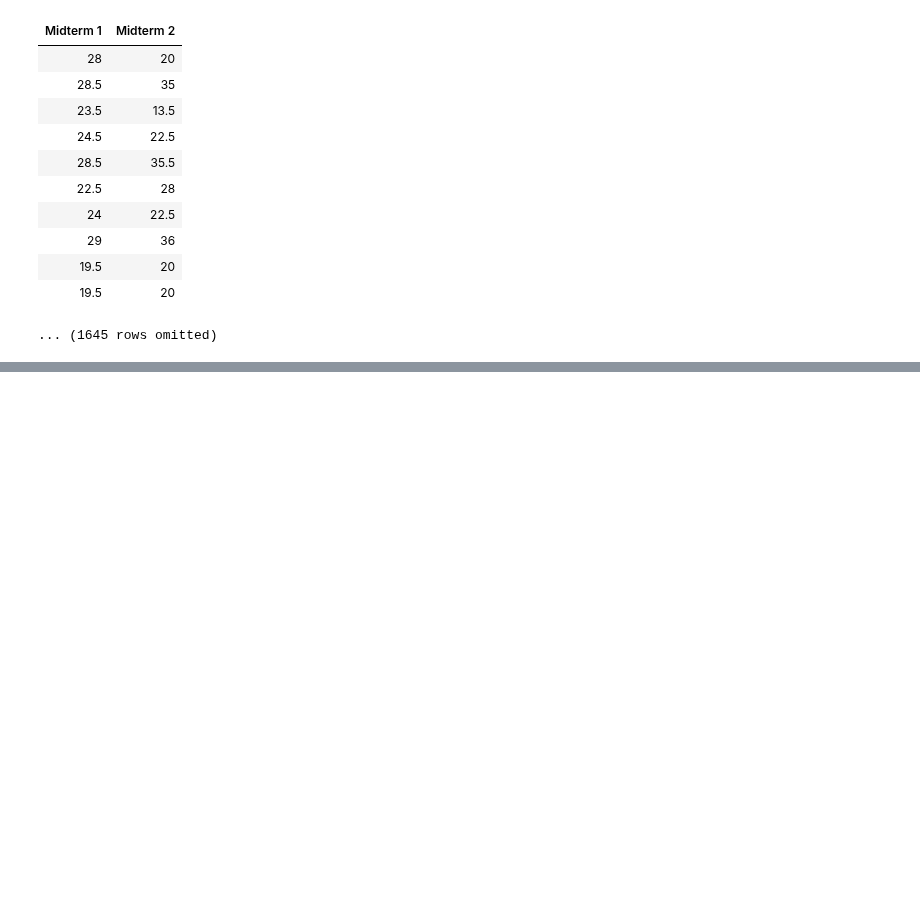
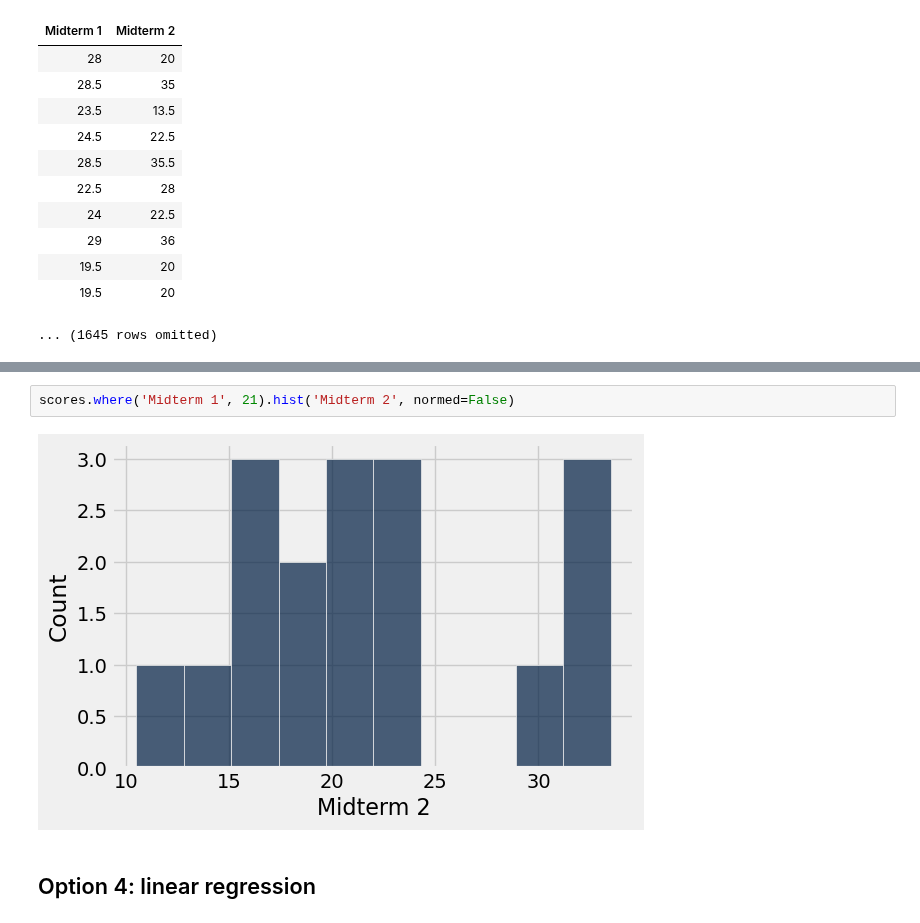
Before and after one commit to lawtonsclass/f24-code-from-class, a Jupyter notebook: data8-practice/final-review.ipynb, the cells around one changed output, grey strips where cells are left out. Cells and saved outputs as stored; diff of their text form; blank space fills up the shorter version.

```diff
--- a/data8-practice/final-review.ipynb
+++ b/data8-practice/final-review.ipynb
@@ -180,0 +456,6 @@ scores.drop(2) # let's forget about column 2
+# %%
+scores.where('Midterm 1', 21).hist('Midterm 2', normed=False)
+# %% [output]
+[figure, added]
+# %% [markdown]
+## Option 4: linear regression
```
Also changed, not shown: parts of 66 cells of this notebook, 3 other files.
